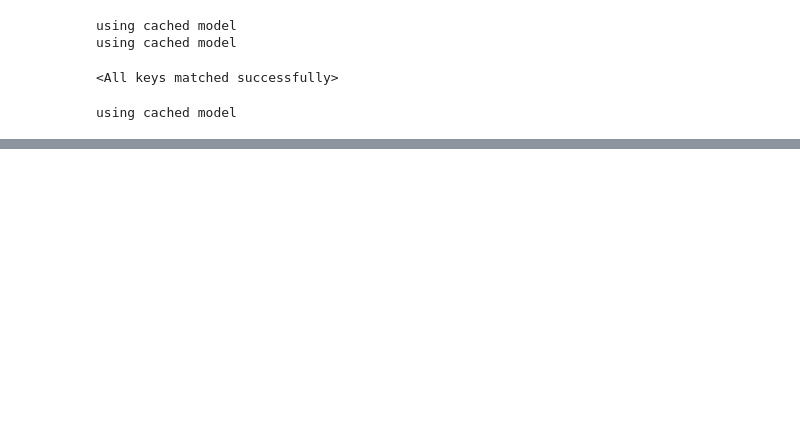
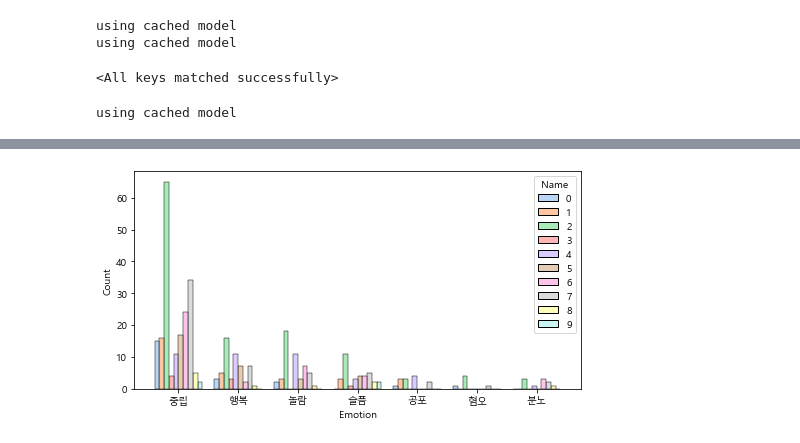
Before and after one commit to tigerak/kakao, a Jupyter notebook: Test.ipynb, the cells around one changed output, grey strips where cells are left out. Saved outputs shown, nothing was run; the diff lists cells and outputs as text; code cells hidden in the pictures; blank space fills up the shorter version.

```diff
--- a/Test.ipynb
+++ b/Test.ipynb
@@ -105,22 +112,11 @@ parser = argparse.ArgumentParser()
 args = parser.parse_args("")
 
 # Setting parameters
-args.sent_idx = 0
-args.label_idx = 1
 args.max_len = 64
 args.pad = True
 args.pair = False
 
 args.num_workers = 4
 args.batch_size = 64
-
-args.warmup_ratio = 0.1
-args.num_epochs = 20
-
-args.max_grad_norm = 1
-
-args.log_interval = 100
-
-args.learning_rate =  5e-5
 # %% [output]
 using cached model
@@ -128,0 +245,14 @@ data_list = []
+# %%
+file_name = 'ekaud'
+all_chat = pre(file_name)
+# %%
+names = all_chat['Name'].unique()
+data, res = analy(all_chat, names)
+# %%
+plt.rcParams['axes.unicode_minus'] = False
+plt.rcParams['font.family'] = 'Malgun Gothic'
+
+plt.figure(figsize=(8,4))
+ax = sns.histplot(data=data, x='Emotion', hue='Name', multiple="dodge", shrink=.8, palette='pastel')
+# %% [output]
+[figure, added]
```
Also changed, not shown: parts of 16 cells of this notebook, 1 other file.
